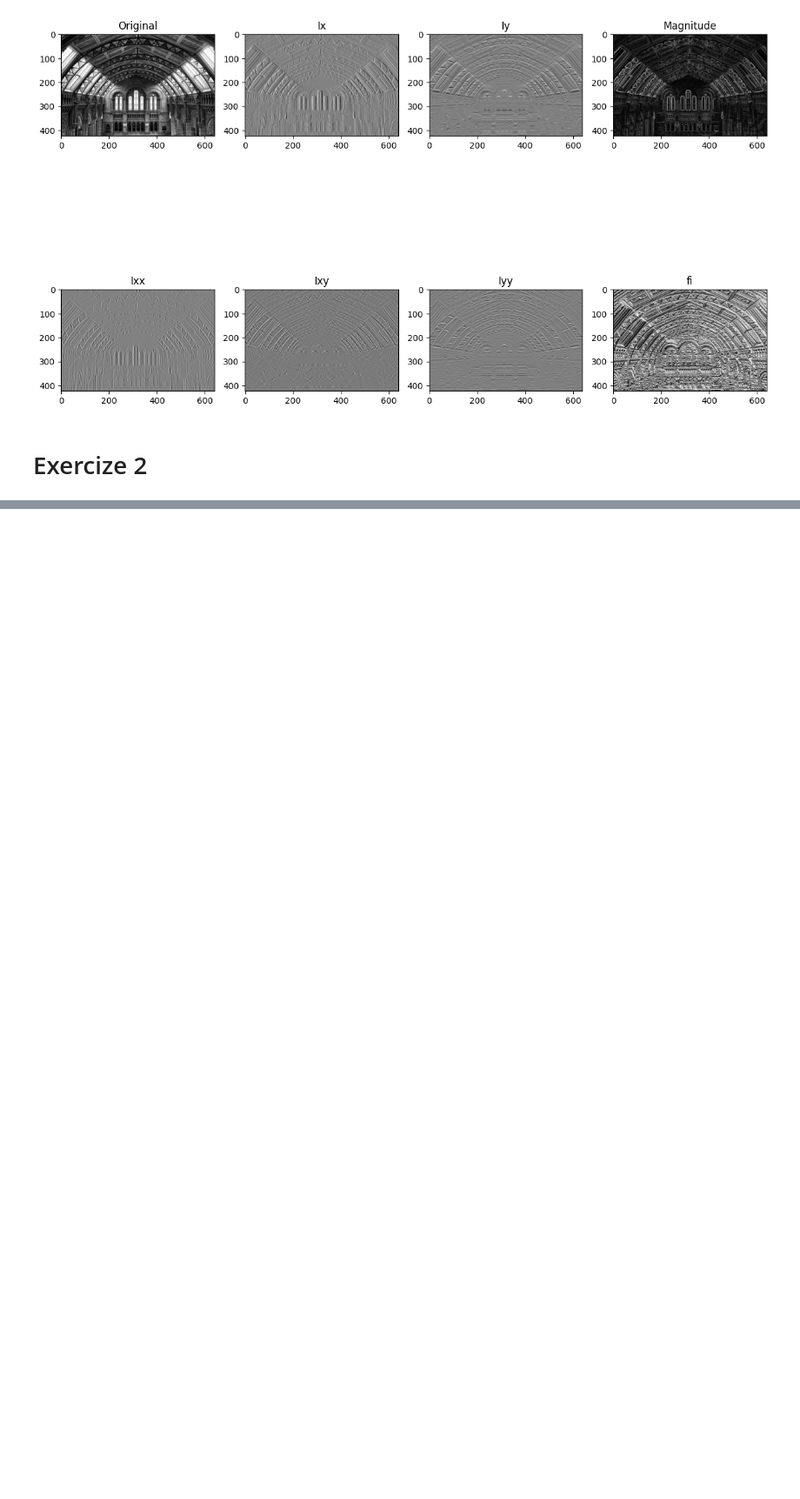
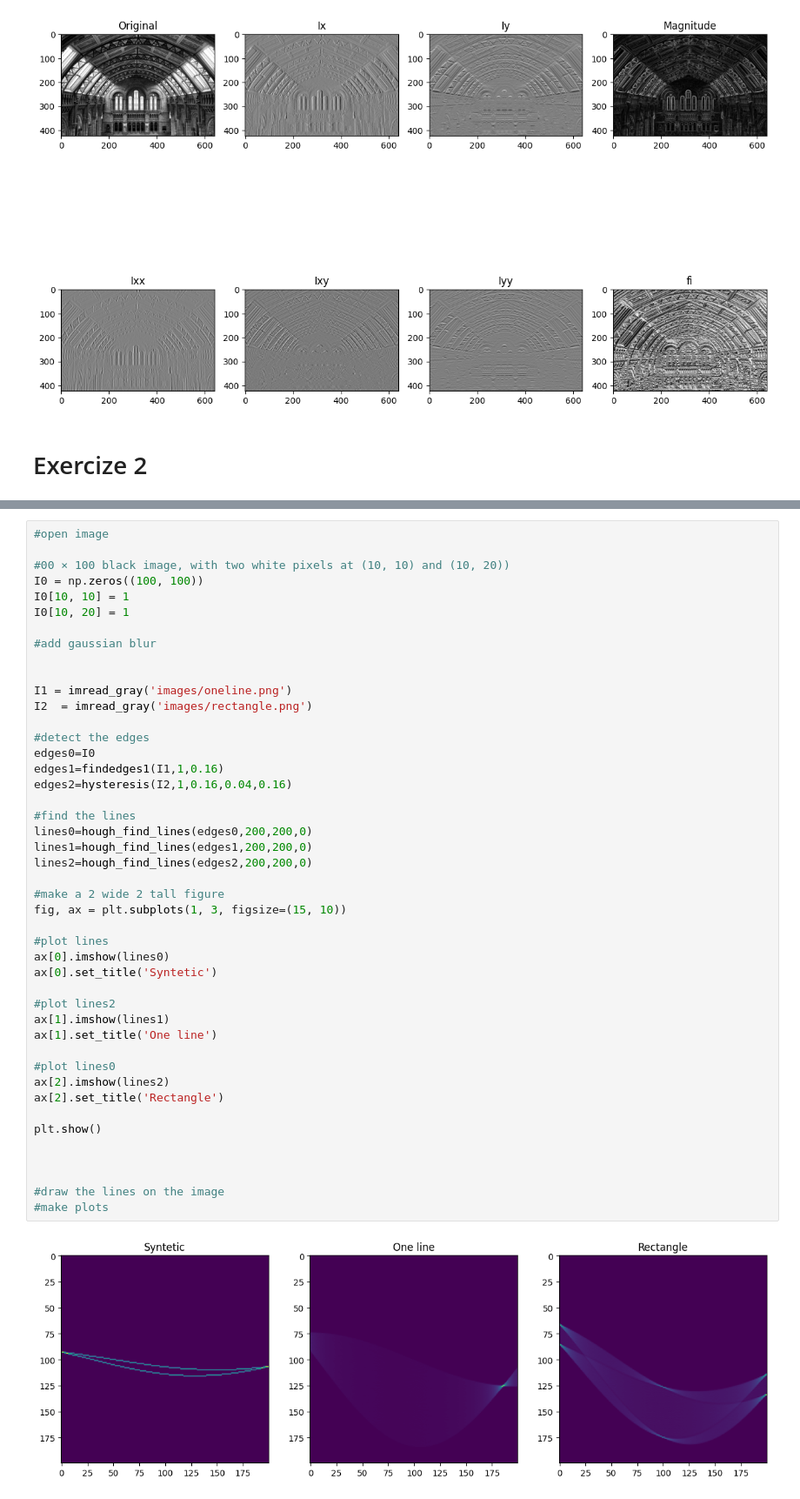
Before and after one commit to TheLukaDragar/UZ, a Jupyter notebook: assignment3/assigment3.ipynb, the cells around one changed output, grey strips where cells are left out. Shown at 87% size. Saved outputs shown, nothing was run; the diff lists cells and outputs as text; blank space fills up the shorter version.

```diff
--- a/assignment3/assigment3.ipynb
+++ b/assignment3/assigment3.ipynb
@@ -505,0 +601,47 @@ plt.show()
+# %%
+#open image
+
+#00 × 100 black image, with two white pixels at (10, 10) and (10, 20))
+I0 = np.zeros((100, 100))
+I0[10, 10] = 1
+I0[10, 20] = 1
+
+#add gaussian blur
+
+
+I1 = imread_gray('images/oneline.png')
+I2  = imread_gray('images/rectangle.png')
+
+#detect the edges
+edges0=I0
+edges1=findedges1(I1,1,0.16)
+edges2=hysteresis(I2,1,0.16,0.04,0.16)
+
+#find the lines
+lines0=hough_find_lines(edges0,200,200,0)
+lines1=hough_find_lines(edges1,200,200,0)
+lines2=hough_find_lines(edges2,200,200,0)
+
+#make a 2 wide 2 tall figure
+fig, ax = plt.subplots(1, 3, figsize=(15, 10))
+
+#plot lines
+ax[0].imshow(lines0)
+ax[0].set_title('Syntetic')
+
+#plot lines2
+ax[1].imshow(lines1)
+ax[1].set_title('One line')
+
+#plot lines0
+ax[2].imshow(lines2)
+ax[2].set_title('Rectangle')
+
+plt.show()
+
+
+
+#draw the lines on the image
+#make plots
+# %% [output]
+[figure, added]
```
Also changed, not shown: parts of 17 cells of this notebook, 2 other files.
